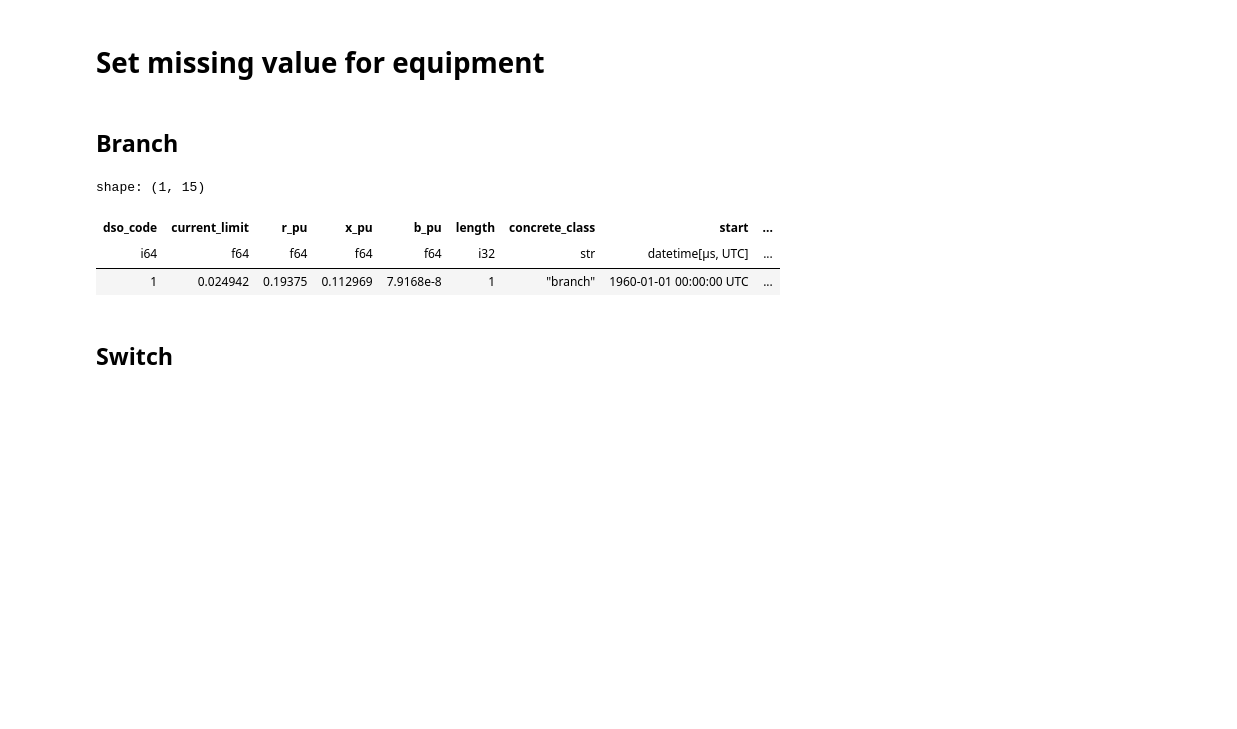
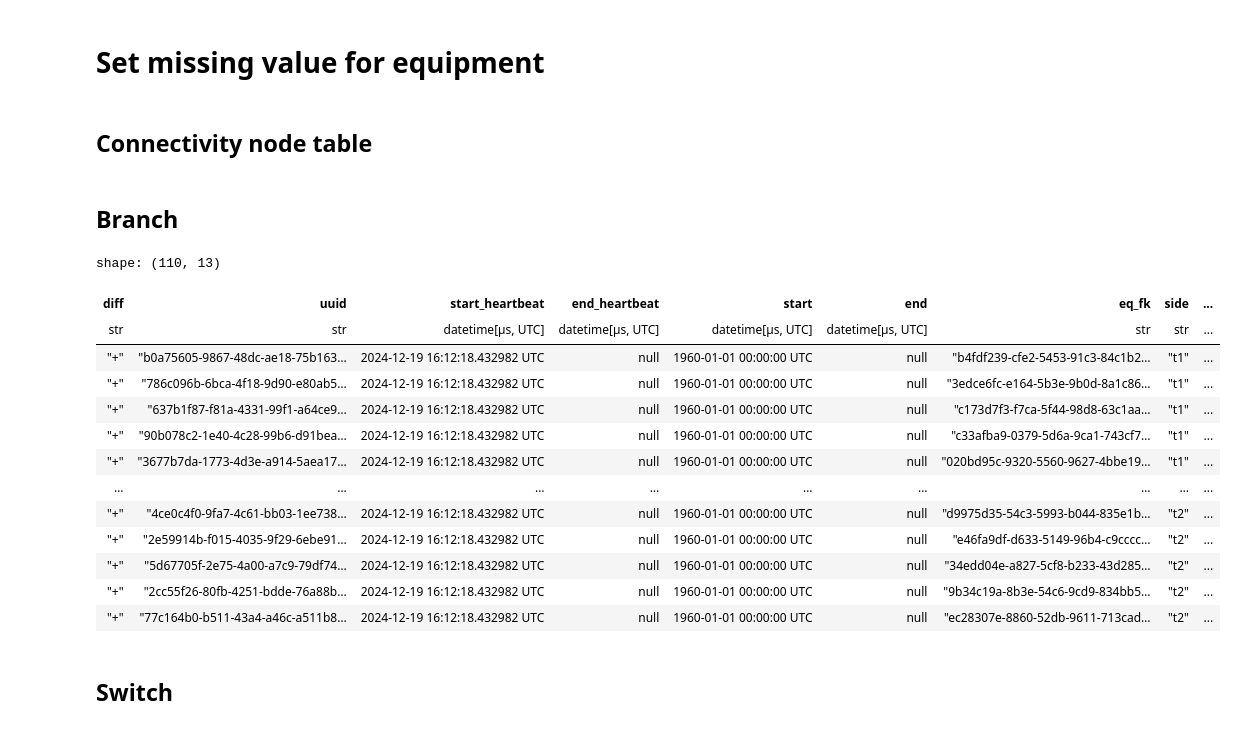
Before and after one commit to heig-vd-ie/distflow-state-estimation, a Jupyter notebook: scrips/recursive_fuction.ipynb, the cells around one changed output. Saved outputs shown, nothing was run; the diff lists cells and outputs as text; code cells hidden in the pictures; blank space fills up the shorter version.

```diff
--- a/scrips/recursive_fuction.ipynb
+++ b/scrips/recursive_fuction.ipynb
@@ -83,6 +93,16 @@ base_length = 1
 switch_state = False
 switch_type = "locked_switch"
 switch_command = "unknown"
+# %% [markdown]
+## Connectivity node table
+# %%
+# Generate the node dict with uuid for each node
+connectivity_node: dict[float, str] = pl_to_dict(
+    df_topology.select(
+        c("node_number"),
+        c("node_number").pipe(generate_uuid_col, added_string="node_").alias("uuid"),
+    )
+)
 # %% [markdown]
 ## Branch
 # %%
@@ -95,43 +115,54 @@ heartbeat = datetime.now(UTC)
 changes_schema = ChangesSchema()
 
 
-# Current in pu
+# Current and other line parameter in pu
 
 # Filter to take only branch, connection_type == 2
 branch = linedata_distflow.filter(c("connection_type") == 2).select(
     c("line_number").alias("dso_code"),
     c("i_pu").alias("current_limit"),
     c("r_pu"),
     c("x_pu"),
     c("b_pu"),
-    pl.lit(base_length).alias("length"),
+    pl.lit(base_length).alias("length"),  # km
     pl.lit(BRANCH).alias("concrete_class"),
     pl.lit(default_install_date).alias("start"),
     pl.lit(heartbeat).alias("start_heartbeat"),
     c("line_number").pipe(generate_uuid_col, added_string=BRANCH).alias("uuid"),
-    pl.lit(TerminalSide.T1).alias("t1"),
-    pl.lit(TerminalSide.T2).alias("t2"),
+    # Generate uuid for each terminal of branch with node uuid
+    c("node_from").replace_strict(connectivity_node, default=None).alias("t1"),
+    c("node_to").replace_strict(connectivity_node, default=None).alias("t2"),
     # Need column name for validation of the schema
     pl.lit(None).alias("t1_container_fk"),
     pl.lit(None).alias("t2_container_fk"),
 )
 new_tables_pl: dict[str, pl.DataFrame] = {
     "Resource": branch,
     "Equipment": branch,
     "Branch": branch,
 }
 changes_schema = add_table_to_changes_schema(
     schema=changes_schema, new_tables_pl=new_tables_pl, raw_table_name="branch"
 )
 changes_schema = generate_connectivity_table(
     changes_schema=changes_schema, eq_table=branch, raw_data_table="branch"
 )
-branch.head(1)
+changes_schema.connectivity
 # %% [output]
-shape: (1, 15)
+shape: (110, 13)
-| dso_code | current_limit | r_pu | x_pu | b_pu | length | concrete_class | start | ... |
-| i64 | f64 | f64 | f64 | f64 | i32 | str | datetime[μs, UTC] | ... |
-| 1 | 0.024942 | 0.19375 | 0.112969 | 7.9168e-8 | 1 | "branch" | 1960-01-01 00:00:00 UTC | ... |
+| diff | uuid | start_heartbeat | end_heartbeat | start | end | eq_fk | side | ... |
+| str | str | datetime[μs, UTC] | datetime[μs, UTC] | datetime[μs, UTC] | datetime[μs, UTC] | str | str | ... |
+| "+" | "b0a75605-9867-48dc-ae18-75b163… | 2024-12-19 16:12:18.432982 UTC | null | 1960-01-01 00:00:00 UTC | null | "b4fdf239-cfe2-5453-91c3-84c1b2… | "t1" | ... |
+| "+" | "786c096b-6bca-4f18-9d90-e80ab5… | 2024-12-19 16:12:18.432982 UTC | null | 1960-01-01 00:00:00 UTC | null | "3edce6fc-e164-5b3e-9b0d-8a1c86… | "t1" | ... |
+| "+" | "637b1f87-f81a-4331-99f1-a64ce9… | 2024-12-19 16:12:18.432982 UTC | null | 1960-01-01 00:00:00 UTC | null | "c173d7f3-f7ca-5f44-98d8-63c1aa… | "t1" | ... |
+| "+" | "90b078c2-1e40-4c28-99b6-d91bea… | 2024-12-19 16:12:18.432982 UTC | null | 1960-01-01 00:00:00 UTC | null | "c33afba9-0379-5d6a-9ca1-743cf7… | "t1" | ... |
+| "+" | "3677b7da-1773-4d3e-a914-5aea17… | 2024-12-19 16:12:18.432982 UTC | null | 1960-01-01 00:00:00 UTC | null | "020bd95c-9320-5560-9627-4bbe19… | "t1" | ... |
+| … | … | … | … | … | … | … | … | ... |
+| "+" | "4ce0c4f0-9fa7-4c61-bb03-1ee738… | 2024-12-19 16:12:18.432982 UTC | null | 1960-01-01 00:00:00 UTC | null | "d9975d35-54c3-5993-b044-835e1b… | "t2" | ... |
+| "+" | "2e59914b-f015-4035-9f29-6ebe91… | 2024-12-19 16:12:18.432982 UTC | null | 1960-01-01 00:00:00 UTC | null | "e46fa9df-d633-5149-96b4-c9cccc… | "t2" | ... |
+| "+" | "5d67705f-2e75-4a00-a7c9-79df74… | 2024-12-19 16:12:18.432982 UTC | null | 1960-01-01 00:00:00 UTC | null | "34edd04e-a827-5cf8-b233-43d285… | "t2" | ... |
+| "+" | "2cc55f26-80fb-4251-bdde-76a88b… | 2024-12-19 16:12:18.432982 UTC | null | 1960-01-01 00:00:00 UTC | null | "9b34c19a-8b3e-54c6-9cd9-834bb5… | "t2" | ... |
+| "+" | "77c164b0-b511-43a4-a46c-a511b8… | 2024-12-19 16:12:18.432982 UTC | null | 1960-01-01 00:00:00 UTC | null | "ec28307e-8860-52db-9611-713cad… | "t2" | ... |
 # %% [markdown]
 ## Switch
 # %%
```
Also changed, not shown: parts of 4 cells of this notebook.
